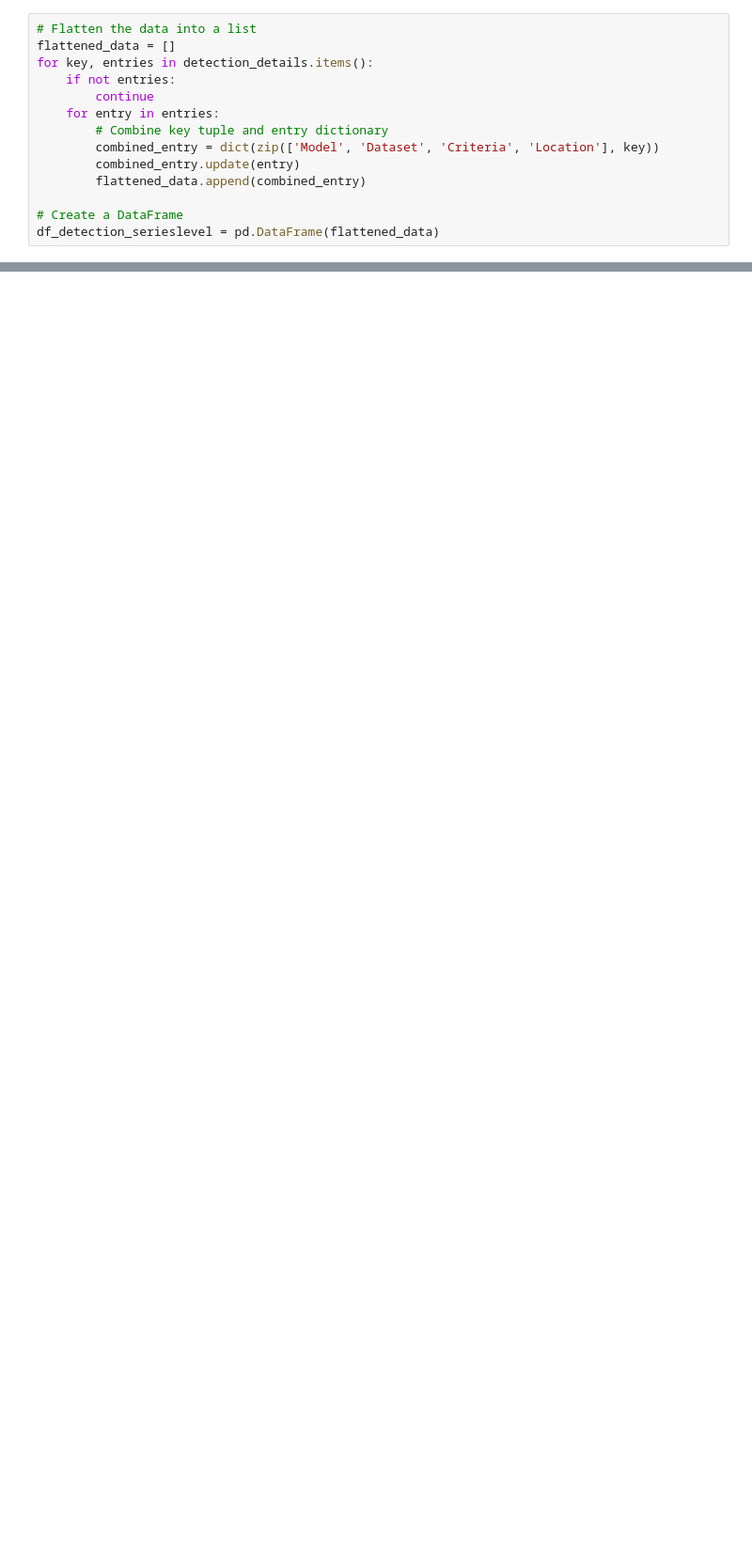
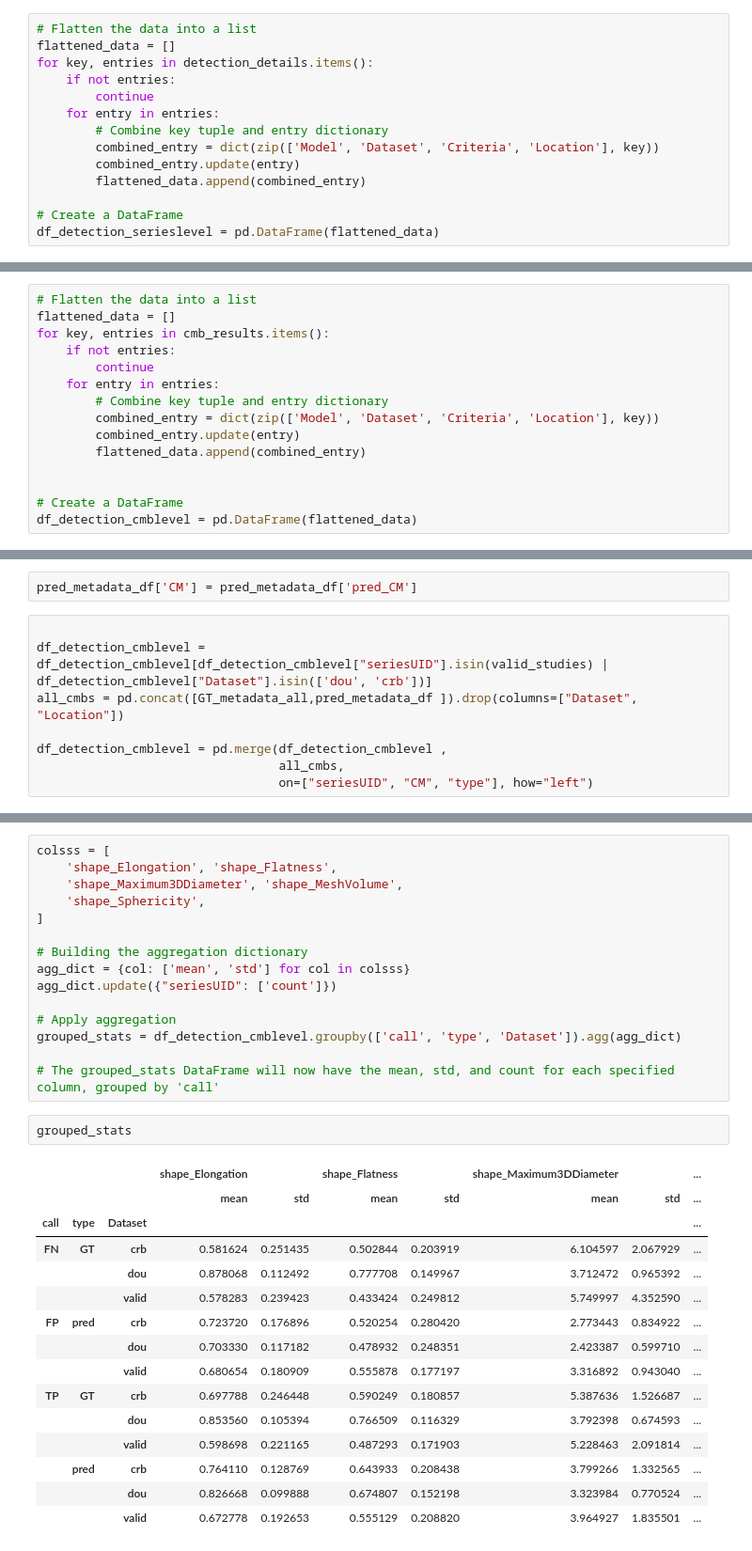
Before and after one commit to jorgedelpozolerida/MicrobleedNet, a Jupyter notebook: notebooks/evaluation/winner_CMBfeatures.ipynb, the cells around one changed output, grey strips where cells are left out. Shown: that part at 94% size. Drawn from its saved outputs; the diff is of its cells as text; blank space fills up the shorter version.

```diff
--- a/notebooks/evaluation/winner_CMBfeatures.ipynb
+++ b/notebooks/evaluation/winner_CMBfeatures.ipynb
@@ -176,0 +60,15 @@ table4results_final[["Dataset", "Location", "Precision", "Recall", "F1", "FPcmb"
+# %%
+# Flatten the data into a list
+flattened_data = []
+for key, entries in cmb_results.items():
+    if not entries:
+        continue
+    for entry in entries:
+        # Combine key tuple and entry dictionary
+        combined_entry = dict(zip(['Model', 'Dataset', 'Criteria', 'Location'], key))
+        combined_entry.update(entry)
+        flattened_data.append(combined_entry)
+
+
+# Create a DataFrame
+df_detection_cmblevel = pd.DataFrame(flattened_data)
@@ -176,0 +165,10 @@ table4results_final[["Dataset", "Location", "Precision", "Recall", "F1", "FPcmb"
+# %%
+pred_metadata_df['CM'] = pred_metadata_df['pred_CM']
+# %%
+
+df_detection_cmblevel = df_detection_cmblevel[df_detection_cmblevel["seriesUID"].isin(valid_studies) | df_detection_cmblevel["Dataset"].isin(['dou', 'crb'])]
+all_cmbs = pd.concat([GT_metadata_all,pred_metadata_df ]).drop(columns=["Dataset", "Location"])
+
+df_detection_cmblevel = pd.merge(df_detection_cmblevel ,
+                                 all_cmbs,
+                                 on=["seriesUID", "CM", "type"], how="left")
@@ -496,0 +231,33 @@ plt.show()
+# %%
+colsss = [
+    'shape_Elongation', 'shape_Flatness',
+    'shape_Maximum3DDiameter', 'shape_MeshVolume',
+    'shape_Sphericity',
+]
+
+# Building the aggregation dictionary
+agg_dict = {col: ['mean', 'std'] for col in colsss}
+agg_dict.update({"seriesUID": ['count']})
+
+# Apply aggregation
+grouped_stats = df_detection_cmblevel.groupby(['call', 'type', 'Dataset']).agg(agg_dict)
+
+# The grouped_stats DataFrame will now have the mean, std, and count for each specified column, grouped by 'call'
+# %%
+grouped_stats
+# %% [output]
+|  |  |  | shape_Elongation |  | shape_Flatness |  | shape_Maximum3DDiameter |  | ... |
+|  |  |  | mean | std | mean | std | mean | std | ... |
+| call | type | Dataset |  |  |  |  |  |  | ... |
+| FN | GT | crb | 0.581624 | 0.251435 | 0.502844 | 0.203919 | 6.104597 | 2.067929 | ... |
+|  |  | dou | 0.878068 | 0.112492 | 0.777708 | 0.149967 | 3.712472 | 0.965392 | ... |
+|  |  | valid | 0.578283 | 0.239423 | 0.433424 | 0.249812 | 5.749997 | 4.352590 | ... |
+| FP | pred | crb | 0.723720 | 0.176896 | 0.520254 | 0.280420 | 2.773443 | 0.834922 | ... |
+|  |  | dou | 0.703330 | 0.117182 | 0.478932 | 0.248351 | 2.423387 | 0.599710 | ... |
+|  |  | valid | 0.680654 | 0.180909 | 0.555878 | 0.177197 | 3.316892 | 0.943040 | ... |
+| TP | GT | crb | 0.697788 | 0.246448 | 0.590249 | 0.180857 | 5.387636 | 1.526687 | ... |
+|  |  | dou | 0.853560 | 0.105394 | 0.766509 | 0.116329 | 3.792398 | 0.674593 | ... |
+|  |  | valid | 0.598698 | 0.221165 | 0.487293 | 0.171903 | 5.228463 | 2.091814 | ... |
+|  | pred | crb | 0.764110 | 0.128769 | 0.643933 | 0.208438 | 3.799266 | 1.332565 | ... |
+|  |  | dou | 0.826668 | 0.099888 | 0.674807 | 0.152198 | 3.323984 | 0.770524 | ... |
+|  |  | valid | 0.672778 | 0.192653 | 0.555129 | 0.208820 | 3.964927 | 1.835501 | ... |
```
Also changed, not shown: parts of 24 cells of this notebook, 3 other files.
